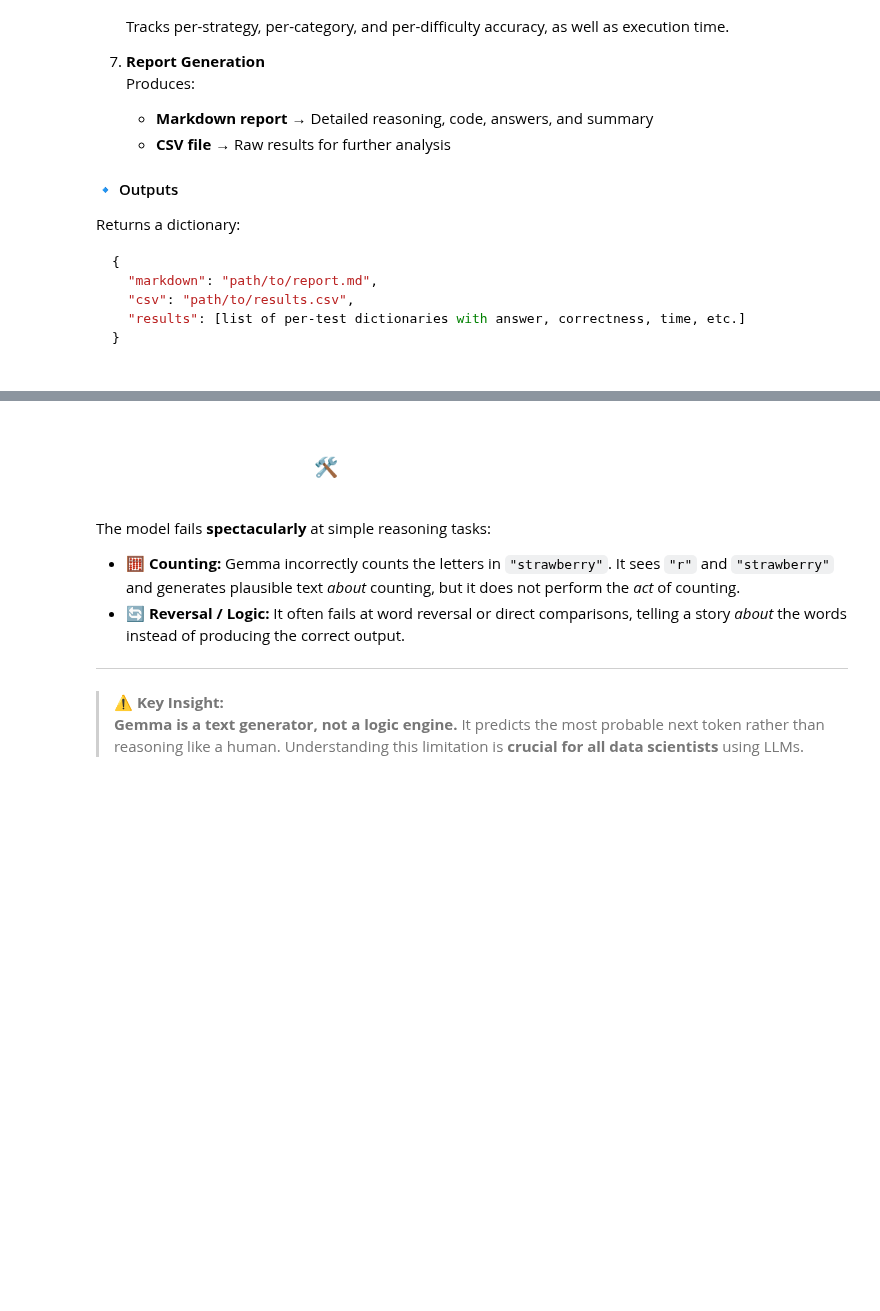
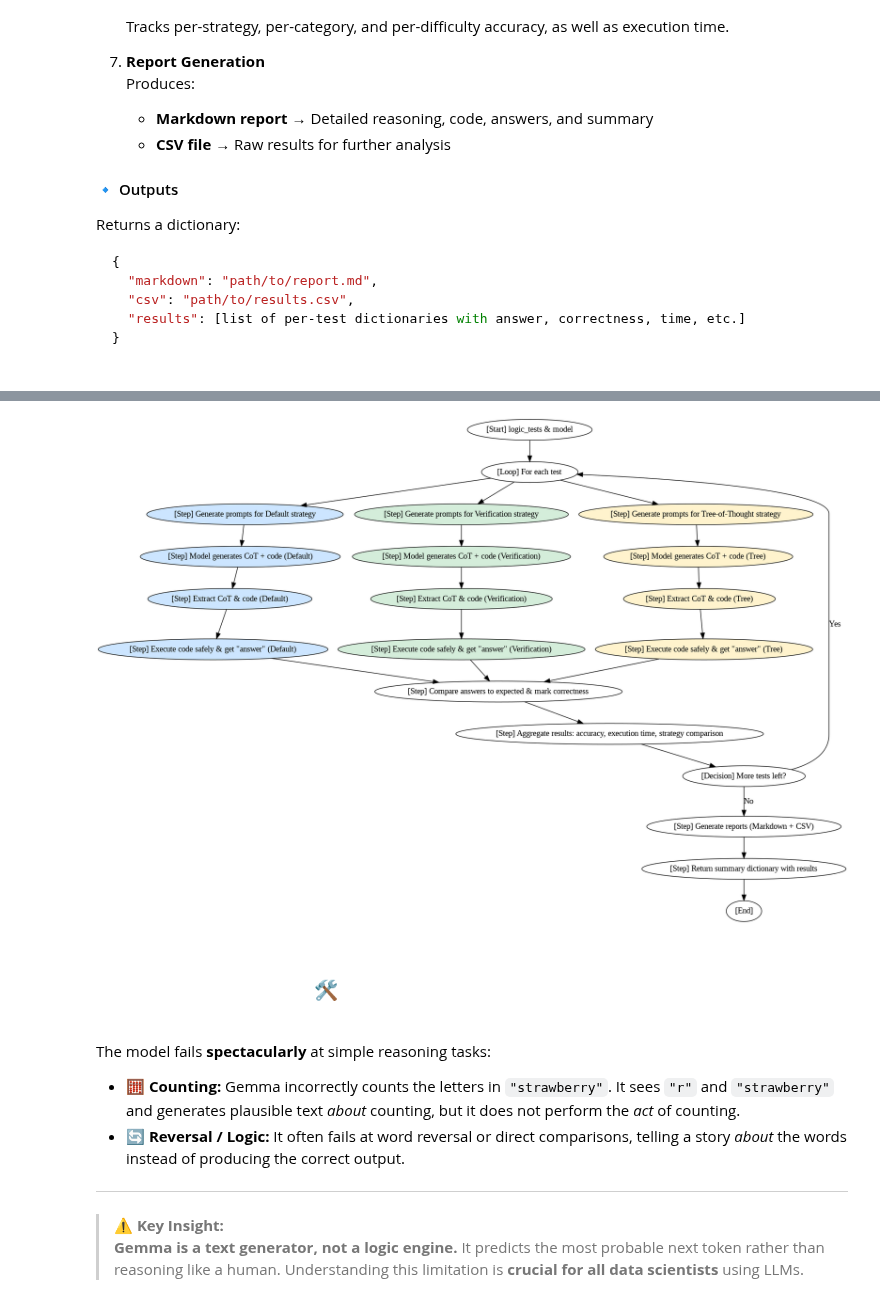
Before and after one commit to norikokono/Kaggle, a Jupyter notebook: spicy-ai-debates-updated-analysis.ipynb, the cells around one changed output, grey strips where cells are left out. Cells and saved outputs as stored; diff of their text form; code cells hidden in the pictures; blank space fills up the shorter version.

```diff
--- a/spicy-ai-debates-updated-analysis.ipynb
+++ b/spicy-ai-debates-updated-analysis.ipynb
@@ -1578,3 +1528,61 @@ flowchart TD
+# %%
+from graphviz import Digraph
+from IPython.display import display, Image
+
+# Create a new directed graph
+dot = Digraph(comment='evaluate_reasoning_strategies Workflow', format='png')
+
+# Nodes
+dot.node('A', '[Start] logic_tests & model')
+dot.node('B', '[Loop] For each test')
+dot.node('C1', '[Step] Generate prompts for Default strategy', style='filled', fillcolor='#cce5ff')
+dot.node('C2', '[Step] Generate prompts for Verification strategy', style='filled', fillcolor='#d4edda')
+dot.node('C3', '[Step] Generate prompts for Tree-of-Thought strategy', style='filled', fillcolor='#fff3cd')
+dot.node('D1', '[Step] Model generates CoT + code (Default)', style='filled', fillcolor='#cce5ff')
+dot.node('D2', '[Step] Model generates CoT + code (Verification)', style='filled', fillcolor='#d4edda')
+dot.node('D3', '[Step] Model generates CoT + code (Tree)', style='filled', fillcolor='#fff3cd')
+dot.node('E1', '[Step] Extract CoT & code (Default)', style='filled', fillcolor='#cce5ff')
+dot.node('E2', '[Step] Extract CoT & code (Verification)', style='filled', fillcolor='#d4edda')
+dot.node('E3', '[Step] Extract CoT & code (Tree)', style='filled', fillcolor='#fff3cd')
+dot.node('F1', '[Step] Execute code safely & get "answer" (Default)', style='filled', fillcolor='#cce5ff')
+dot.node('F2', '[Step] Execute code safely & get "answer" (Verification)', style='filled', fillcolor='#d4edda')
+dot.node('F3', '[Step] Execute code safely & get "answer" (Tree)', style='filled', fillcolor='#fff3cd')
+dot.node('G', '[Step] Compare answers to expected & mark correctness')
+dot.node('H', '[Step] Aggregate results: accuracy, execution time, strategy comparison')
+dot.node('I', '[Decision] More tests left?')
+dot.node('J', '[Step] Generate reports (Markdown + CSV)')
+dot.node('K', '[Step] Return summary dictionary with results')
+dot.node('L', '[End]')
+
+# Edges
+dot.edge('A','B')
+dot.edge('B','C1')
+dot.edge('B','C2')
+dot.edge('B','C3')
+dot.edge('C1','D1')
+dot.edge('C2','D2')
+dot.edge('C3','D3')
+dot.edge('D1','E1')
+dot.edge('D2','E2')
+dot.edge('D3','E3')
+dot.edge('E1','F1')
+dot.edge('E2','F2')
+dot.edge('E3','F3')
+dot.edge('F1','G')
+dot.edge('F2','G')
+dot.edge('F3','G')
+dot.edge('G','H')
+dot.edge('H','I')
+dot.edge('I','B', label='Yes')
+dot.edge('I','J', label='No')
+dot.edge('J','K')
+dot.edge('K','L')
+
+# Render and display
+output_path = dot.render('evaluate_reasoning_strategies_workflow')
+display(Image(output_path))
+# %% [output]
+[figure, added]
 # %% [markdown]
 <!-- 🌈 LOGIC TEST FAILURES -->
 <div style="
```
Also changed, not shown: parts of 9 cells of this notebook.
